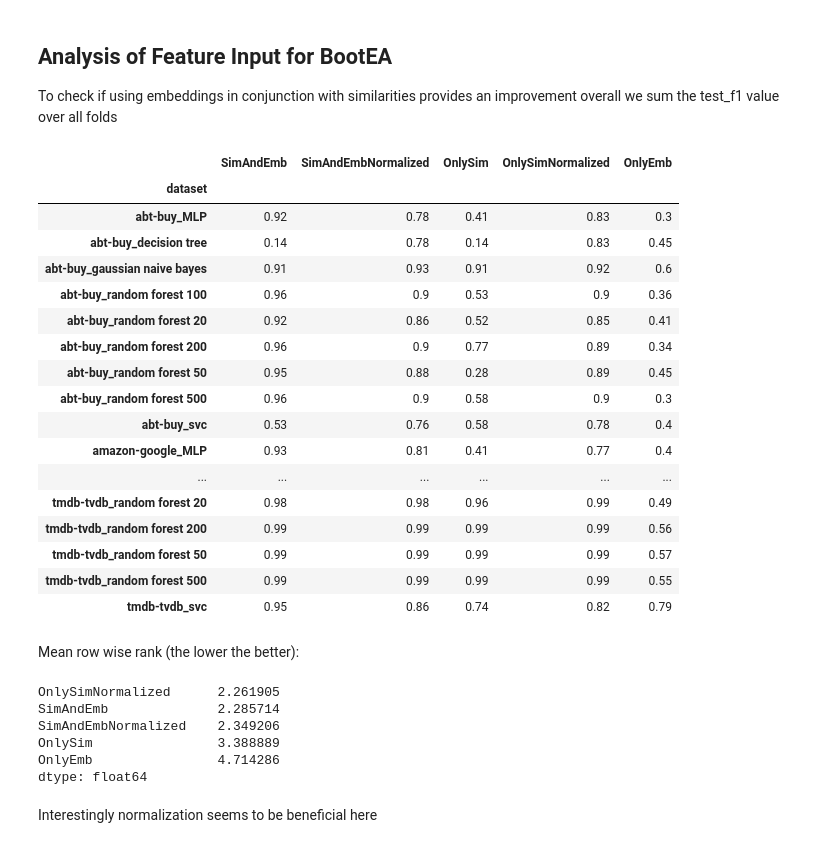
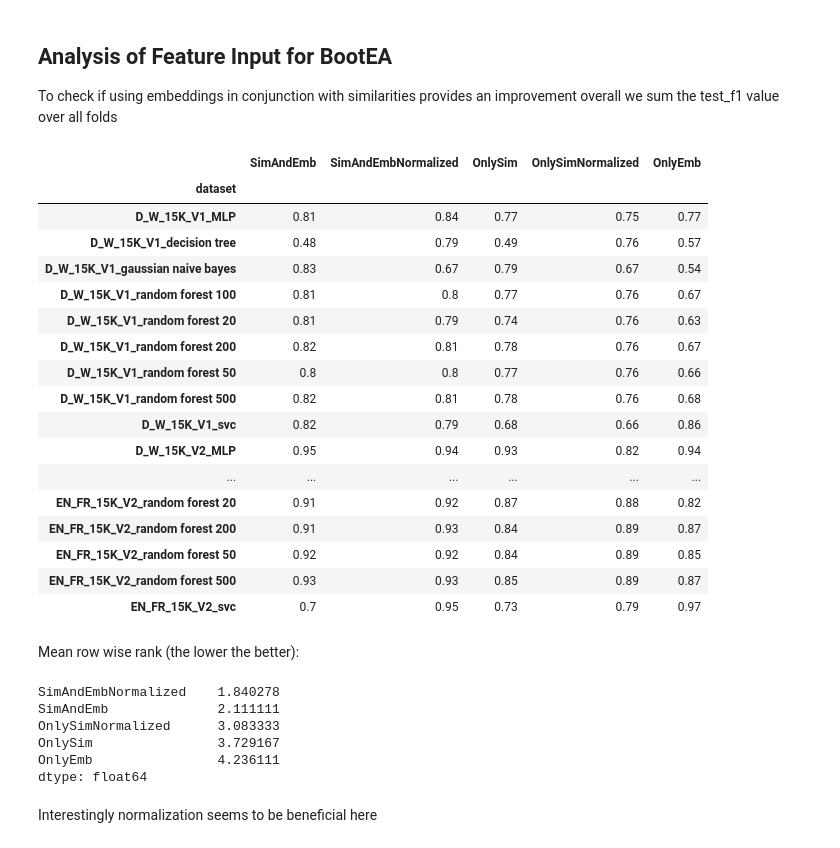
Before and after one commit to jonathanschuchart/eager, a Jupyter notebook: analysis/Statistics.ipynb, the cells around one changed output. Saved outputs shown, nothing was run; the diff lists cells and outputs as text; code cells hidden in the pictures.

```diff
--- a/analysis/Statistics.ipynb
+++ b/analysis/Statistics.ipynb
@@ -203,38 +209,41 @@ Using similarities and embeddings is significantly better than all other approac
 ## Analysis of Feature Input for BootEA
 To check if using embeddings in conjunction with similarities provides an improvement overall we sum the test_f1 value over all folds
 # %%
-shallow_expanded = get_expanded_df(shallow_df,"embed_model","BootEA",["model_name","vector_name","dataset"])
-stylized = stylize(shallow_expanded)
+rich_expanded = get_expanded_df(rich_df,"embed_model","BootEA",["model_name","vector_name","dataset"])
+stylized = stylize(rich_expanded)
 stylized
 # %% [output]
 |  | SimAndEmb | SimAndEmbNormalized | OnlySim | OnlySimNormalized | OnlyEmb |
 | dataset |  |  |  |  |  |
-| abt-buy_MLP | 0.92 | 0.78 | 0.41 | 0.83 | 0.3 |
-| abt-buy_decision tree | 0.14 | 0.78 | 0.14 | 0.83 | 0.45 |
-| abt-buy_gaussian naive bayes | 0.91 | 0.93 | 0.91 | 0.92 | 0.6 |
-| abt-buy_random forest 100 | 0.96 | 0.9 | 0.53 | 0.9 | 0.36 |
-| abt-buy_random forest 20 | 0.92 | 0.86 | 0.52 | 0.85 | 0.41 |
-| abt-buy_random forest 200 | 0.96 | 0.9 | 0.77 | 0.89 | 0.34 |
-| abt-buy_random forest 50 | 0.95 | 0.88 | 0.28 | 0.89 | 0.45 |
-| abt-buy_random forest 500 | 0.96 | 0.9 | 0.58 | 0.9 | 0.3 |
-| abt-buy_svc | 0.53 | 0.76 | 0.58 | 0.78 | 0.4 |
-| amazon-google_MLP | 0.93 | 0.81 | 0.41 | 0.77 | 0.4 |
+| D_W_15K_V1_MLP | 0.81 | 0.84 | 0.77 | 0.75 | 0.77 |
+| D_W_15K_V1_decision tree | 0.48 | 0.79 | 0.49 | 0.76 | 0.57 |
+| D_W_15K_V1_gaussian naive bayes | 0.83 | 0.67 | 0.79 | 0.67 | 0.54 |
+| D_W_15K_V1_random forest 100 | 0.81 | 0.8 | 0.77 | 0.76 | 0.67 |
+| D_W_15K_V1_random forest 20 | 0.81 | 0.79 | 0.74 | 0.76 | 0.63 |
+| D_W_15K_V1_random forest 200 | 0.82 | 0.81 | 0.78 | 0.76 | 0.67 |
+| D_W_15K_V1_random forest 50 | 0.8 | 0.8 | 0.77 | 0.76 | 0.66 |
+| D_W_15K_V1_random forest 500 | 0.82 | 0.81 | 0.78 | 0.76 | 0.68 |
+| D_W_15K_V1_svc | 0.82 | 0.79 | 0.68 | 0.66 | 0.86 |
+| D_W_15K_V2_MLP | 0.95 | 0.94 | 0.93 | 0.82 | 0.94 |
 | ... | ... | ... | ... | ... | ... |
-| tmdb-tvdb_random forest 20 | 0.98 | 0.98 | 0.96 | 0.99 | 0.49 |
-| tmdb-tvdb_random forest 200 | 0.99 | 0.99 | 0.99 | 0.99 | 0.56 |
-| tmdb-tvdb_random forest 50 | 0.99 | 0.99 | 0.99 | 0.99 | 0.57 |
-| tmdb-tvdb_random forest 500 | 0.99 | 0.99 | 0.99 | 0.99 | 0.55 |
-| tmdb-tvdb_svc | 0.95 | 0.86 | 0.74 | 0.82 | 0.79 |
+| EN_FR_15K_V2_random forest 20 | 0.91 | 0.92 | 0.87 | 0.88 | 0.82 |
+| EN_FR_15K_V2_random forest 200 | 0.91 | 0.93 | 0.84 | 0.89 | 0.87 |
+| EN_FR_15K_V2_random forest 50 | 0.92 | 0.92 | 0.84 | 0.89 | 0.85 |
+| EN_FR_15K_V2_random forest 500 | 0.93 | 0.93 | 0.85 | 0.89 | 0.87 |
+| EN_FR_15K_V2_svc | 0.7 | 0.95 | 0.73 | 0.79 | 0.97 |
 # %% [markdown]
 Mean row wise rank (the lower the better):
 # %%
-shallow_expanded.apply(lambda x: x.rank(ascending=False), axis=1).mean().sort_values()
+rank_order = rich_expanded.apply(lambda x: x.rank(ascending=False), axis=1).mean().sort_values()
+# sort columns by rank to make nemenyi table easier to understand
+rich_expanded = rich_expanded.reindex(rank_order.index, axis=1)
+rank_order
 # %% [output]
-OnlySimNormalized      2.261905
-SimAndEmb              2.285714
-SimAndEmbNormalized    2.349206
-OnlySim                3.388889
-OnlyEmb                4.714286
+SimAndEmbNormalized    1.840278
+SimAndEmb              2.111111
+OnlySimNormalized      3.083333
+OnlySim                3.729167
+OnlyEmb                4.236111
 dtype: float64
 # %% [markdown]
 Interestingly normalization seems to be beneficial here
```
Also changed, not shown: parts of 5 cells of this notebook.
